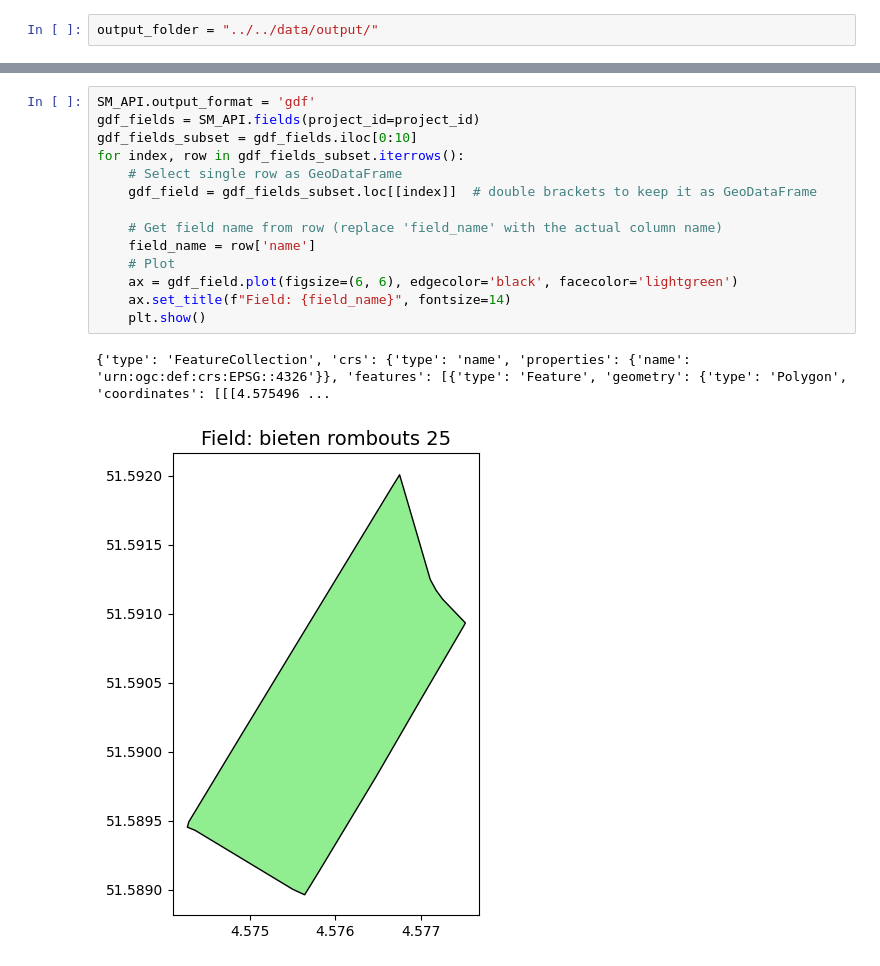
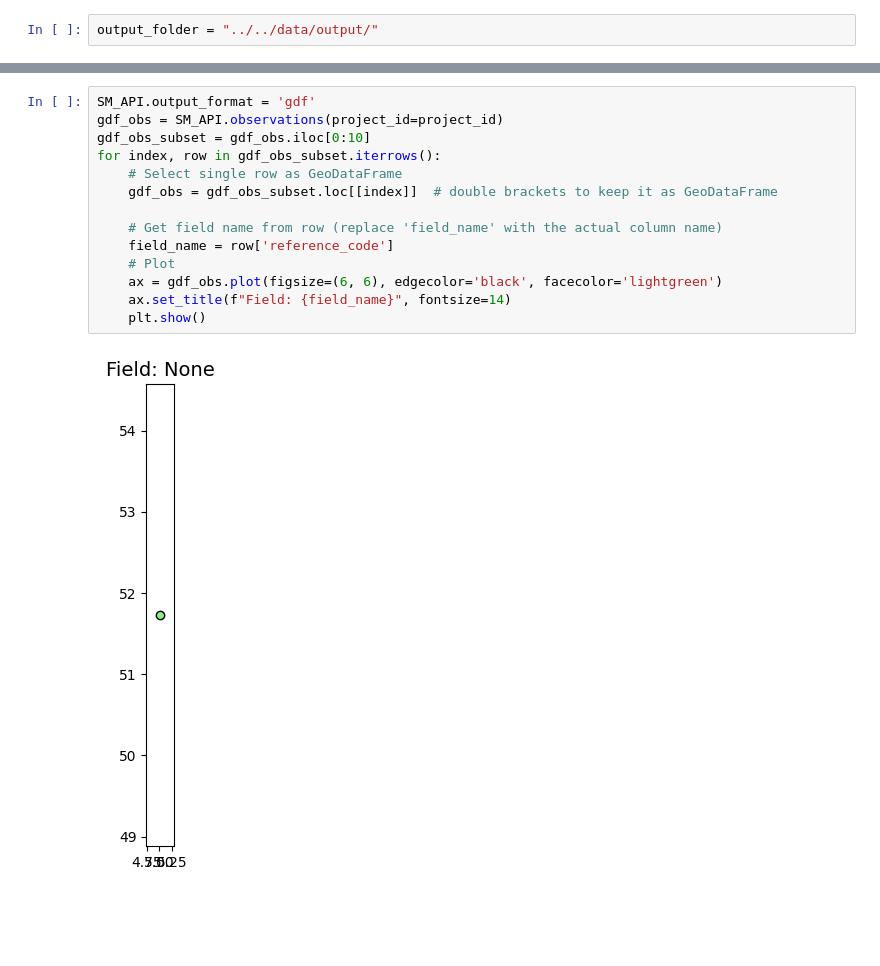
Before and after one commit to AeroVision-code/ScoutMasterAPI-builder, a Jupyter notebook: examples/observations/show_observations.ipynb, the cells around one changed output, grey strips where cells are left out. Cells and saved outputs as stored; diff of their text form; blank space fills up the shorter version.

```diff
--- a/examples/observations/show_observations.ipynb
+++ b/examples/observations/show_observations.ipynb
@@ -58,17 +50,16 @@ with open(output_file, "w") as f:
 # %%
 SM_API.output_format = 'gdf'
-gdf_fields = SM_API.fields(project_id=project_id)
-gdf_fields_subset = gdf_fields.iloc[0:10]
-for index, row in gdf_fields_subset.iterrows():
+gdf_obs = SM_API.observations(project_id=project_id)
+gdf_obs_subset = gdf_obs.iloc[0:10]
+for index, row in gdf_obs_subset.iterrows():
     # Select single row as GeoDataFrame
-    gdf_field = gdf_fields_subset.loc[[index]]  # double brackets to keep it as GeoDataFrame
+    gdf_obs = gdf_obs_subset.loc[[index]]  # double brackets to keep it as GeoDataFrame
 
     # Get field name from row (replace 'field_name' with the actual column name)
-    field_name = row['name']
+    field_name = row['reference_code']
     # Plot
-    ax = gdf_field.plot(figsize=(6, 6), edgecolor='black', facecolor='lightgreen')
+    ax = gdf_obs.plot(figsize=(6, 6), edgecolor='black', facecolor='lightgreen')
     ax.set_title(f"Field: {field_name}", fontsize=14)
     plt.show()
 # %% [output]
-{'type': 'FeatureCollection', 'crs': {'type': 'name', 'properties': {'name': 'urn:ogc:def:crs:EPSG::4326'}}, 'features': [{'type': 'Feature', 'geometry': {'type': 'Polygon', 'coordinates': [[[4.575496 ...
-[figure, old version]
+[figure, new version]
```
Also changed, not shown: parts of 5 cells of this notebook, 1 other file.
